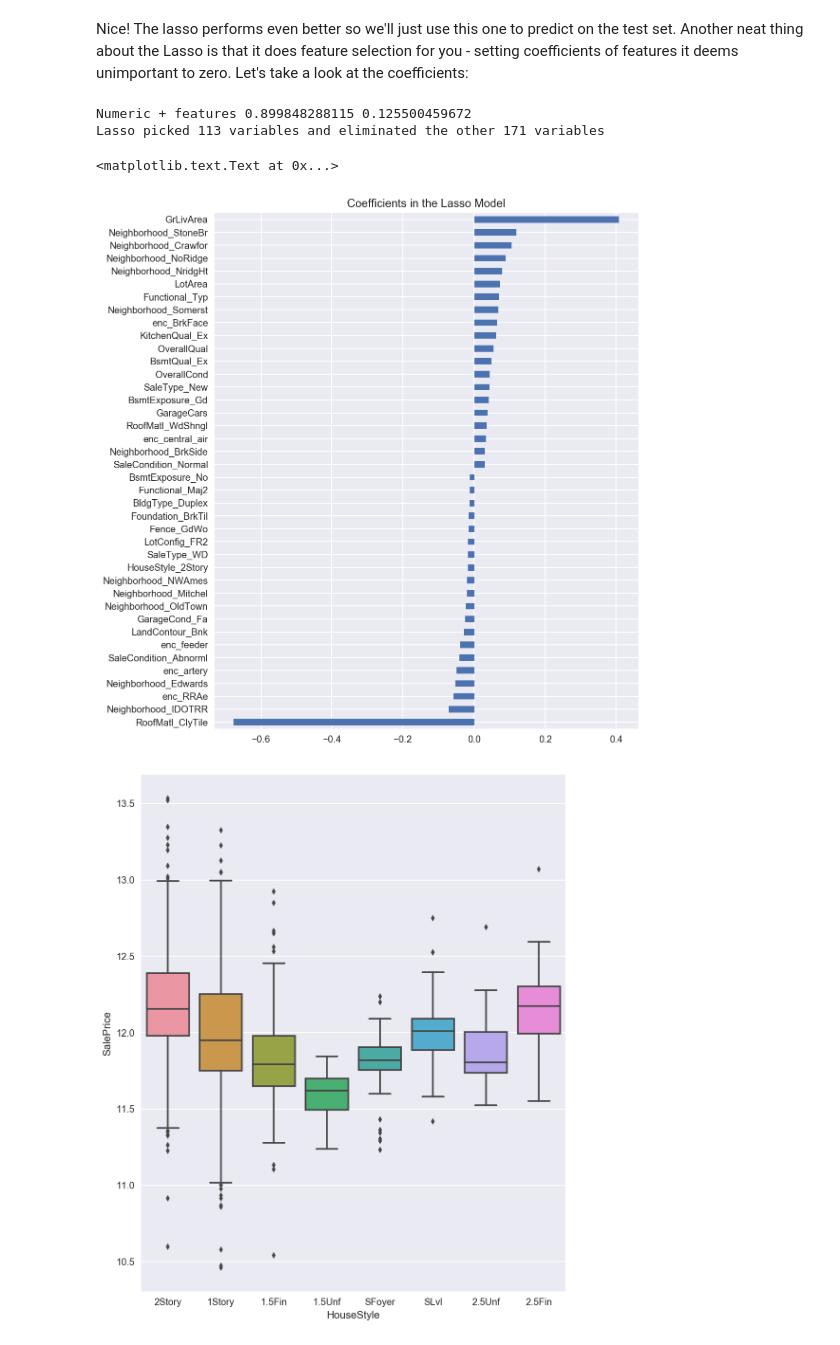
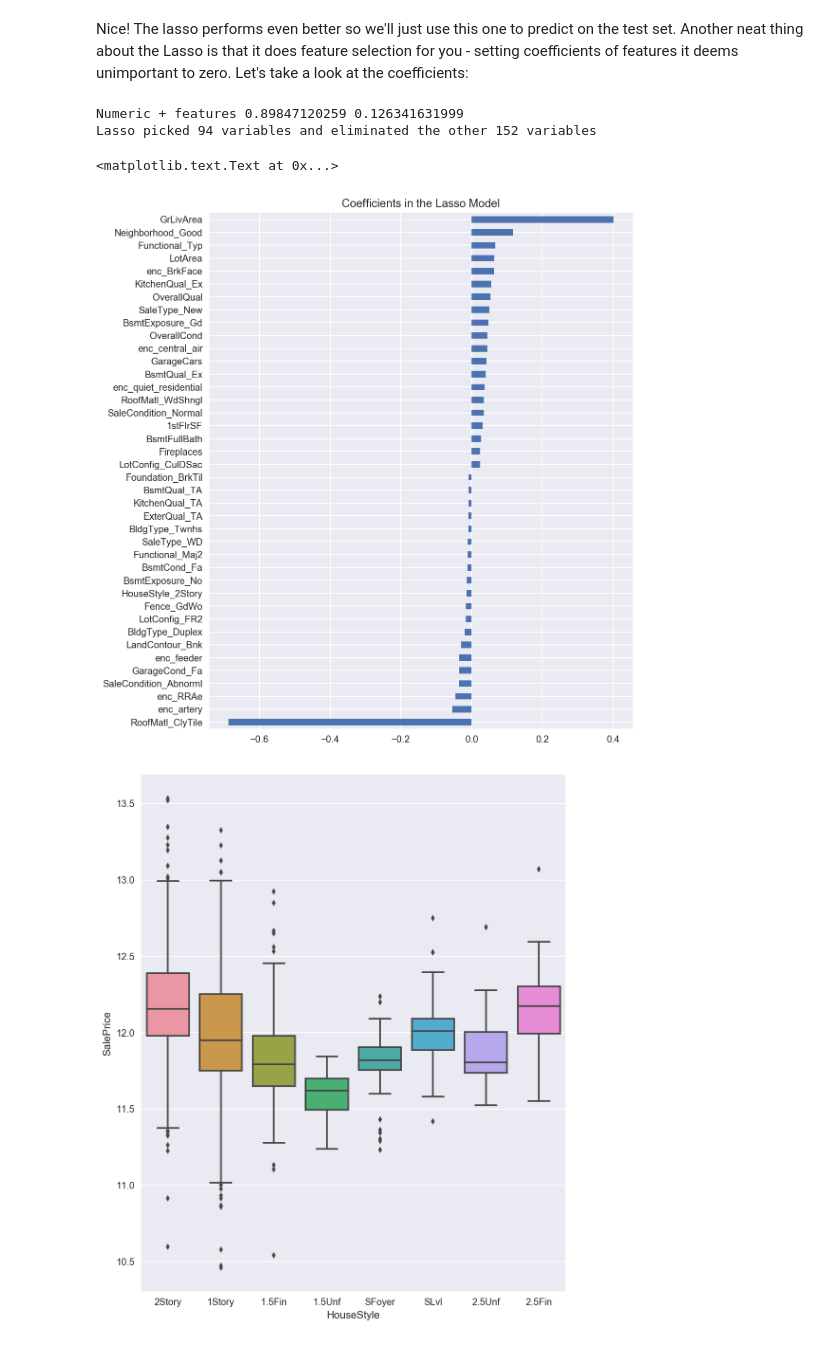
Before and after one commit to mneedham/house-prices, a Jupyter notebook: lasso.ipynb, the cells around one changed output. Cells and saved outputs as stored; diff of their text form; code cells hidden in the pictures.

Commit message:
'good' neighborhood as its own feature

```diff
--- a/lasso.ipynb
+++ b/lasso.ipynb
@@ -56,6 +56,12 @@ We're not going to do anything fancy here:
 # %%
 #log transform the target:
 train["SalePrice"] = np.log1p(train["SalePrice"])
+
+train['1stFlr_2ndFlr_Sf'] = train['1stFlrSF'] + train['2ndFlrSF']
+test['1stFlr_2ndFlr_Sf'] = test['1stFlrSF'] + test['2ndFlrSF']
+
+train['All_Liv_SF'] = train['1stFlr_2ndFlr_Sf'] + train['LowQualFinSF'] + train['GrLivArea']
+test['All_Liv_SF'] = test['1stFlr_2ndFlr_Sf'] + test['LowQualFinSF'] + test['GrLivArea']
 
 #log transform skewed numeric features:
 numeric_feats = all_data.dtypes[all_data.dtypes != "object"].index
@@ -320,34 +380,41 @@ def clean_nulls(data):
 # %%
 # my_data = hydrate_location(add_conditions(add_features(all_data)))
 # excluded = ["Condition2", "Condition1", "MSZoning", "RoofMatl", "Exterior1st"] # 0.11975
 # excluded = ["Condition2", "Condition1", "MSZoning", "Exterior1st"] # 0.11912
-excluded = ["Condition2", "Condition1", "MSZoning", "Exterior1st", "Exterior2nd", "Utilities"] # 0.11873
-my_data = add_utilities(add_exterior(add_conditions(add_features(all_data))))
-my_data = clean_nulls(my_data)
+
+# train['1stFlr_2ndFlr_Sf'] = train['1stFlrSF'] + train['2ndFlrSF']
+# test['1stFlr_2ndFlr_Sf'] = test['1stFlrSF'] + test['2ndFlrSF']
+
+# train['All_Liv_SF'] = train['1stFlr_2ndFlr_Sf'] + train['LowQualFinSF'] + train['GrLivArea']
+# test['All_Liv_SF'] = test['1stFlr_2ndFlr_Sf'] + test['LowQualFinSF'] + test['GrLivArea']
+
+excluded = ["Condition2", "Condition1", "MSZoning", "Exterior1st", "Exterior2nd", "Utilities", "Neighborhood"] # 0.11873
+my_data = neighborhood(add_utilities(add_exterior(add_conditions(add_features(all_data)))))
+# my_data = clean_nulls(my_data)
 my_data = my_data.drop(excluded, axis=1)
 my_data = pd.get_dummies(my_data)
-# my_data = my_data.fillna(my_data.mean())
+my_data = my_data.fillna(my_data.mean())
 
 X_train = my_data[:train.shape[0]]
 y = train.SalePrice
 
 model_lasso = LassoCV(alphas = [1, 0.1, 0.001, 0.0005]).fit(X_train, y)
 print("Numeric + features", r2_cv(model_lasso).mean(),  rmse_cv(model_lasso).mean())
 
 coef = pd.Series(model_lasso.coef_, index = X_train.columns)
 print("Lasso picked " + str(sum(coef != 0)) + " variables and eliminated the other " +  str(sum(coef == 0)) + " variables")
 # print(coef.sort_values(ascending=False))
 
 imp_coef = pd.concat([coef.sort_values().head(20), coef.sort_values().tail(20)])
 
 matplotlib.rcParams['figure.figsize'] = (8.0, 10.0)
 imp_coef.plot(kind = "barh")
 plt.title("Coefficients in the Lasso Model")
 # %% [output]
-Numeric + features 0.899848288115 0.125500459672
-Lasso picked 113 variables and eliminated the other 171 variables
+Numeric + features 0.89847120259 0.126341631999
+Lasso picked 94 variables and eliminated the other 152 variables
 <matplotlib.text.Text at 0x...>
-[figure, old version]
+[figure, new version]
 # %%
 sns.boxplot("HouseStyle","SalePrice",data=train);
 # %% [output]
```
Also changed, not shown: parts of 8 cells of this notebook.
